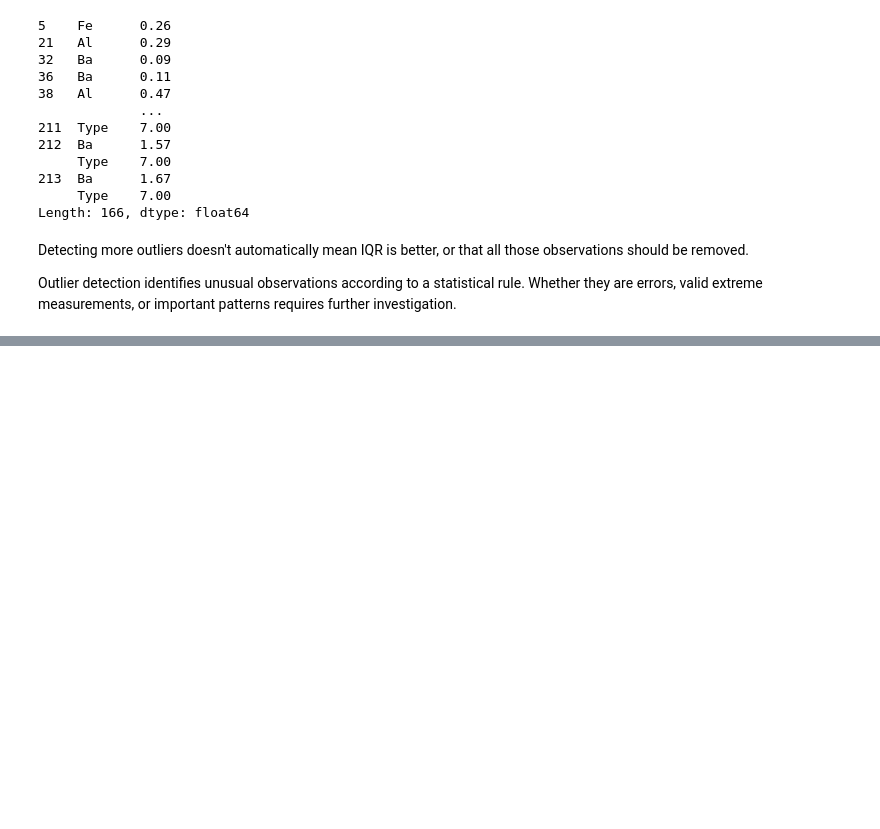
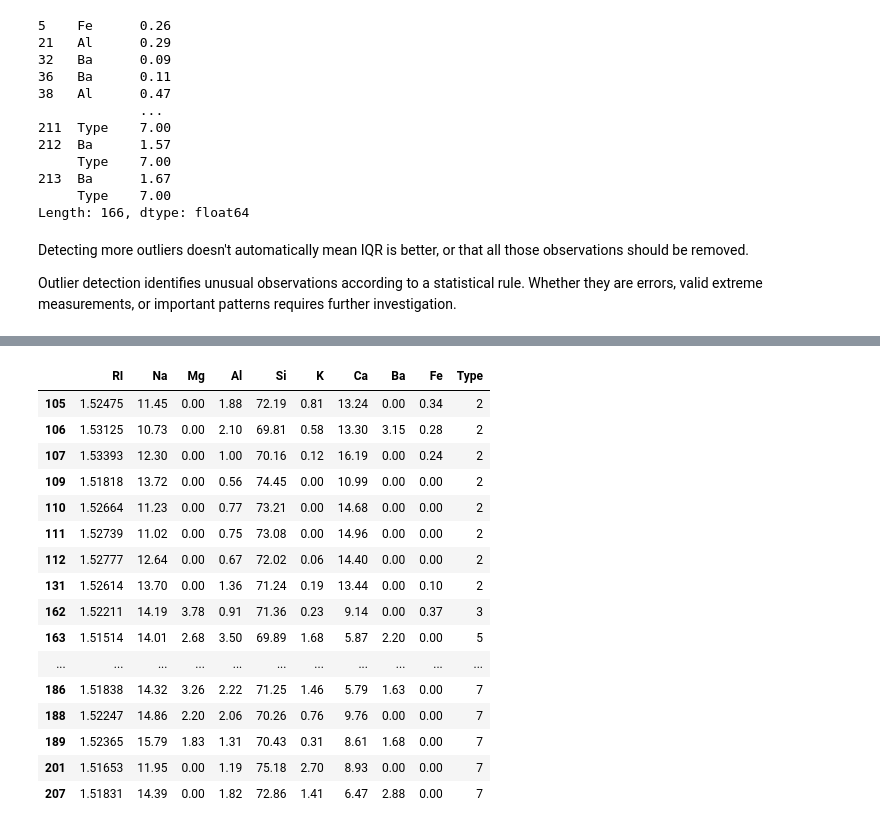
Before and after one commit to AliyarBhos/data-science-journey, a Jupyter notebook: 05_regression/02_regression_data_preparation/04_outliers.ipynb, the cells around one changed output, grey strips where cells are left out. Saved outputs shown, nothing was run; the diff lists cells and outputs as text; code cells hidden in the pictures; blank space fills up the shorter version.

```diff
--- a/05_regression/02_regression_data_preparation/04_outliers.ipynb
+++ b/05_regression/02_regression_data_preparation/04_outliers.ipynb
@@ -172,0 +270,21 @@ Outlier detection identifies unusual observations according to a statistical rul
+# %%
+outliers = df[predictions == -1]
+outliers
+# %% [output]
+|  | RI | Na | Mg | Al | Si | K | Ca | Ba | Fe | Type |
+| 105 | 1.52475 | 11.45 | 0.00 | 1.88 | 72.19 | 0.81 | 13.24 | 0.00 | 0.34 | 2 |
+| 106 | 1.53125 | 10.73 | 0.00 | 2.10 | 69.81 | 0.58 | 13.30 | 3.15 | 0.28 | 2 |
+| 107 | 1.53393 | 12.30 | 0.00 | 1.00 | 70.16 | 0.12 | 16.19 | 0.00 | 0.24 | 2 |
+| 109 | 1.51818 | 13.72 | 0.00 | 0.56 | 74.45 | 0.00 | 10.99 | 0.00 | 0.00 | 2 |
+| 110 | 1.52664 | 11.23 | 0.00 | 0.77 | 73.21 | 0.00 | 14.68 | 0.00 | 0.00 | 2 |
+| 111 | 1.52739 | 11.02 | 0.00 | 0.75 | 73.08 | 0.00 | 14.96 | 0.00 | 0.00 | 2 |
+| 112 | 1.52777 | 12.64 | 0.00 | 0.67 | 72.02 | 0.06 | 14.40 | 0.00 | 0.00 | 2 |
+| 131 | 1.52614 | 13.70 | 0.00 | 1.36 | 71.24 | 0.19 | 13.44 | 0.00 | 0.10 | 2 |
+| 162 | 1.52211 | 14.19 | 3.78 | 0.91 | 71.36 | 0.23 | 9.14 | 0.00 | 0.37 | 3 |
+| 163 | 1.51514 | 14.01 | 2.68 | 3.50 | 69.89 | 1.68 | 5.87 | 2.20 | 0.00 | 5 |
+| ... | ... | ... | ... | ... | ... | ... | ... | ... | ... | ... |
+| 186 | 1.51838 | 14.32 | 3.26 | 2.22 | 71.25 | 1.46 | 5.79 | 1.63 | 0.00 | 7 |
+| 188 | 1.52247 | 14.86 | 2.20 | 2.06 | 70.26 | 0.76 | 9.76 | 0.00 | 0.00 | 7 |
+| 189 | 1.52365 | 15.79 | 1.83 | 1.31 | 70.43 | 0.31 | 8.61 | 1.68 | 0.00 | 7 |
+| 201 | 1.51653 | 11.95 | 0.00 | 1.19 | 75.18 | 2.70 | 8.93 | 0.00 | 0.00 | 7 |
+| 207 | 1.51831 | 14.39 | 0.00 | 1.82 | 72.86 | 1.41 | 6.47 | 2.88 | 0.00 | 7 |
```
Also changed, not shown: parts of 8 cells of this notebook.
